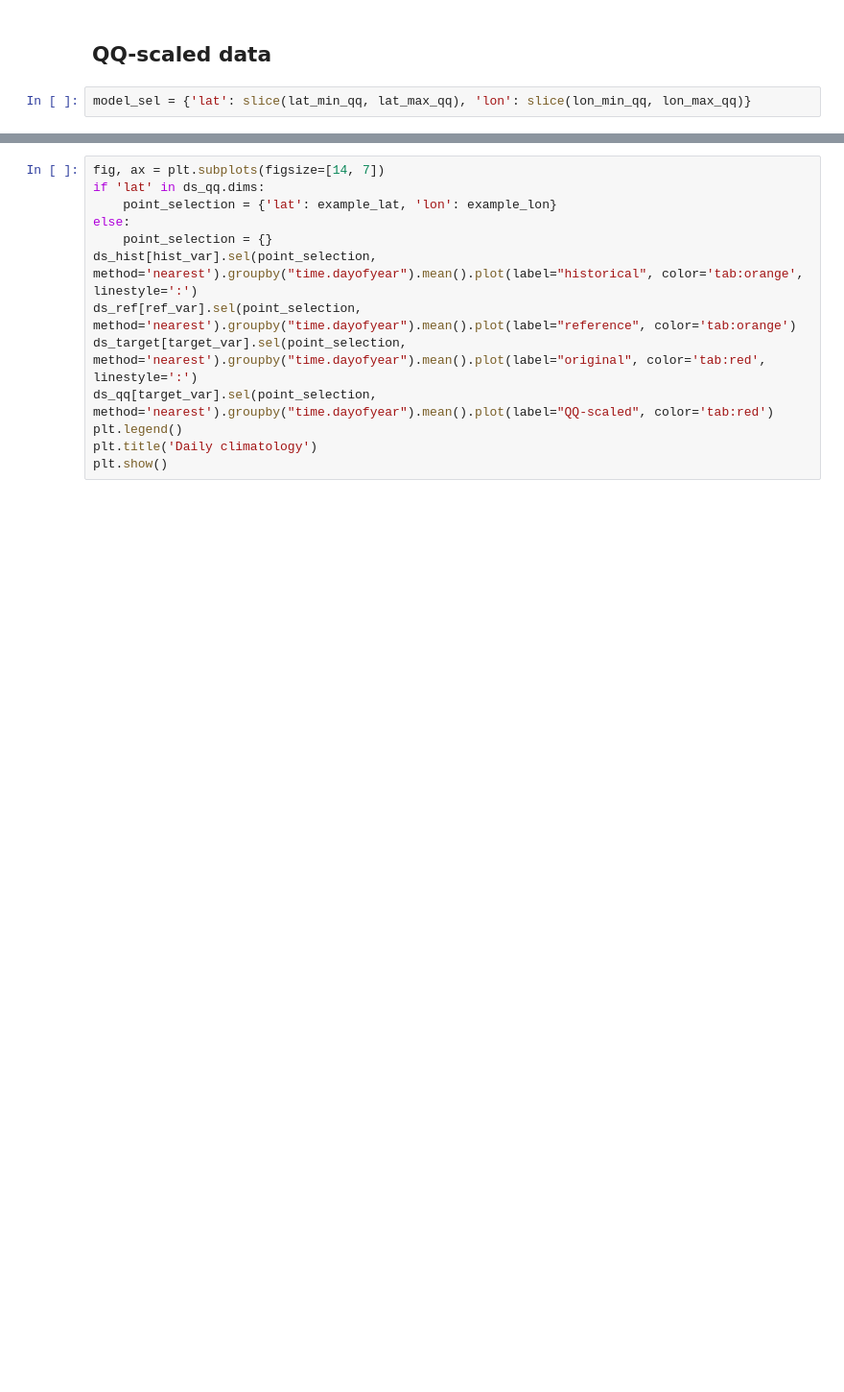
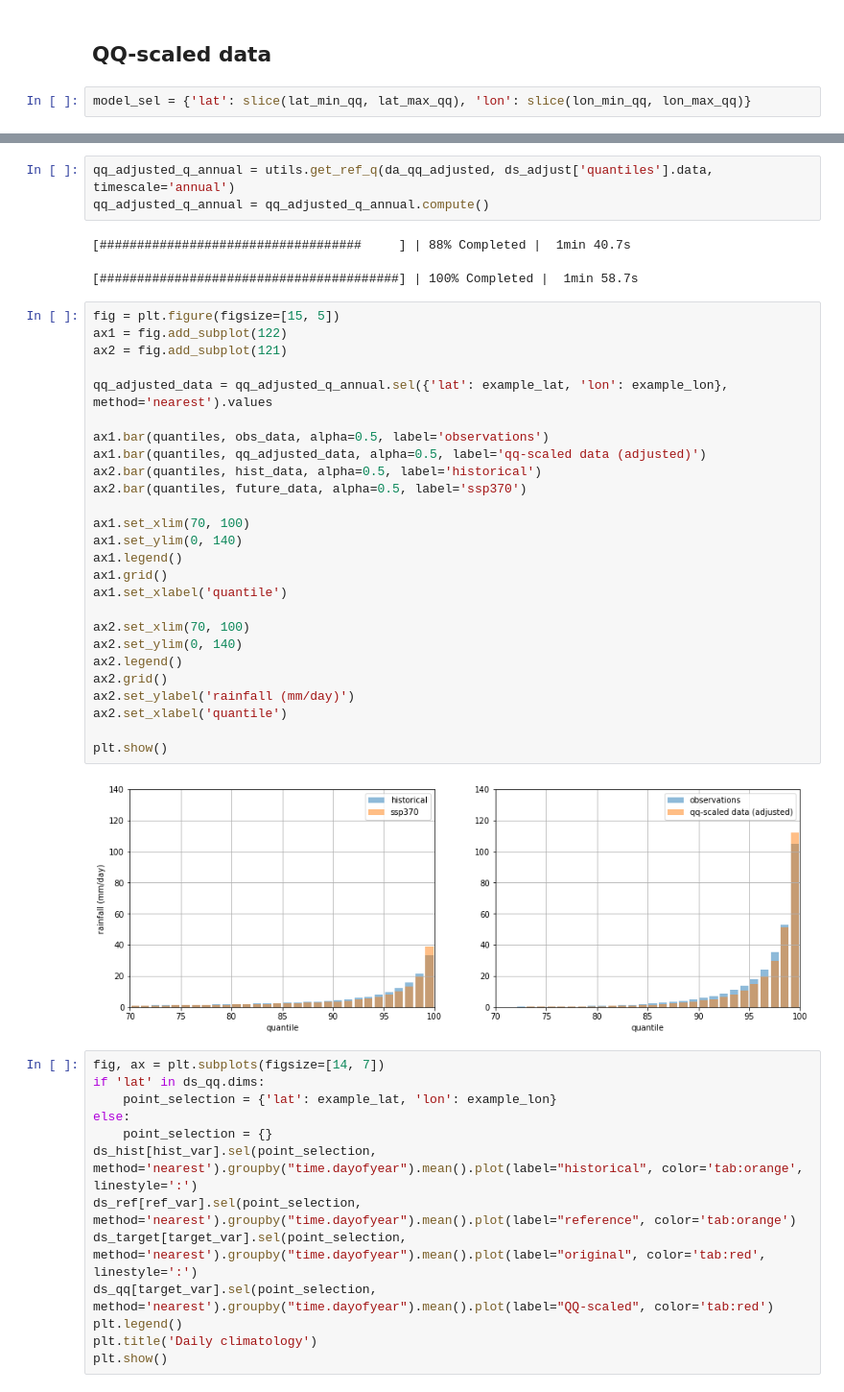
Before and after one commit to AusClimateService/qqscale, a Jupyter notebook: example_validation/pr-qdc-multiplicative-ssr_day_AGCD-ACCESS-ESM1-5_ssp370_r1i1p1f1_20350101-20641231.ipynb, the cells around one changed output, grey strips where cells are left out. Shown at 96% size. Cells and saved outputs as stored; diff of their text form; blank space fills up the shorter version.

```diff
--- a/example_validation/pr-qdc-multiplicative-ssr_day_AGCD-ACCESS-ESM1-5_ssp370_r1i1p1f1_20350101-20641231.ipynb
+++ b/example_validation/pr-qdc-multiplicative-ssr_day_AGCD-ACCESS-ESM1-5_ssp370_r1i1p1f1_20350101-20641231.ipynb
@@ -699,3 +735,37 @@ plt.show()
+# %%
+qq_adjusted_q_annual = utils.get_ref_q(da_qq_adjusted, ds_adjust['quantiles'].data, timescale='annual')
+qq_adjusted_q_annual = qq_adjusted_q_annual.compute()
+# %% [output]
+[###################################     ] | 88% Completed |  1min 40.7s
+[########################################] | 100% Completed |  1min 58.7s
+# %%
+fig = plt.figure(figsize=[15, 5])
+ax1 = fig.add_subplot(122)
+ax2 = fig.add_subplot(121)
+
+qq_adjusted_data = qq_adjusted_q_annual.sel({'lat': example_lat, 'lon': example_lon}, method='nearest').values
+
+ax1.bar(quantiles, obs_data, alpha=0.5, label='observations')
+ax1.bar(quantiles, qq_adjusted_data, alpha=0.5, label='qq-scaled data (adjusted)')
+ax2.bar(quantiles, hist_data, alpha=0.5, label='historical')
+ax2.bar(quantiles, future_data, alpha=0.5, label='ssp370')
+
+ax1.set_xlim(70, 100)
+ax1.set_ylim(0, 140)
+ax1.legend()
+ax1.grid()
+ax1.set_xlabel('quantile')
+
+ax2.set_xlim(70, 100)
+ax2.set_ylim(0, 140)
+ax2.legend()
+ax2.grid()
+ax2.set_ylabel('rainfall (mm/day)')
+ax2.set_xlabel('quantile')
+
+plt.show()
+# %% [output]
+[figure, added]
 # %%
 fig, ax = plt.subplots(figsize=[14, 7])
 if 'lat' in ds_qq.dims:
```
Also changed, not shown: parts of 16 cells of this notebook.
